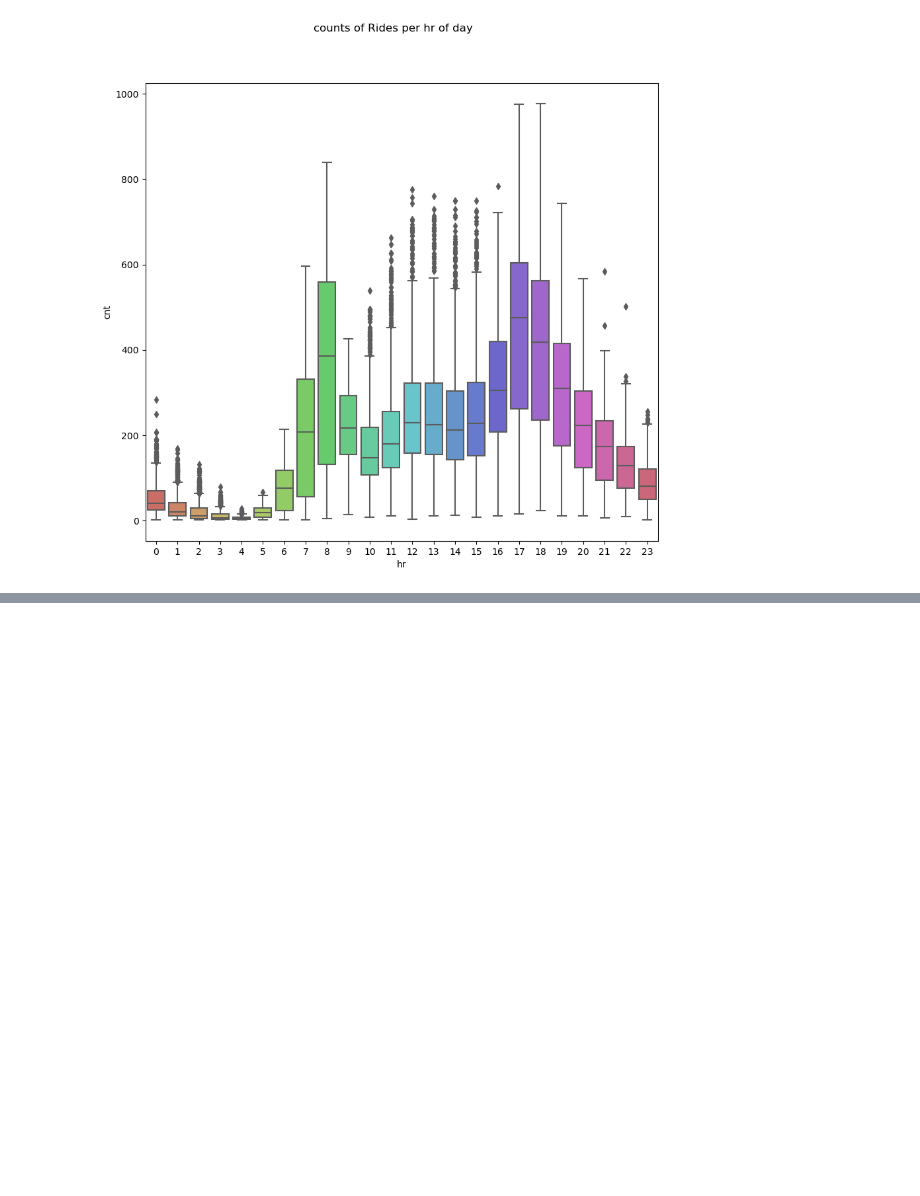
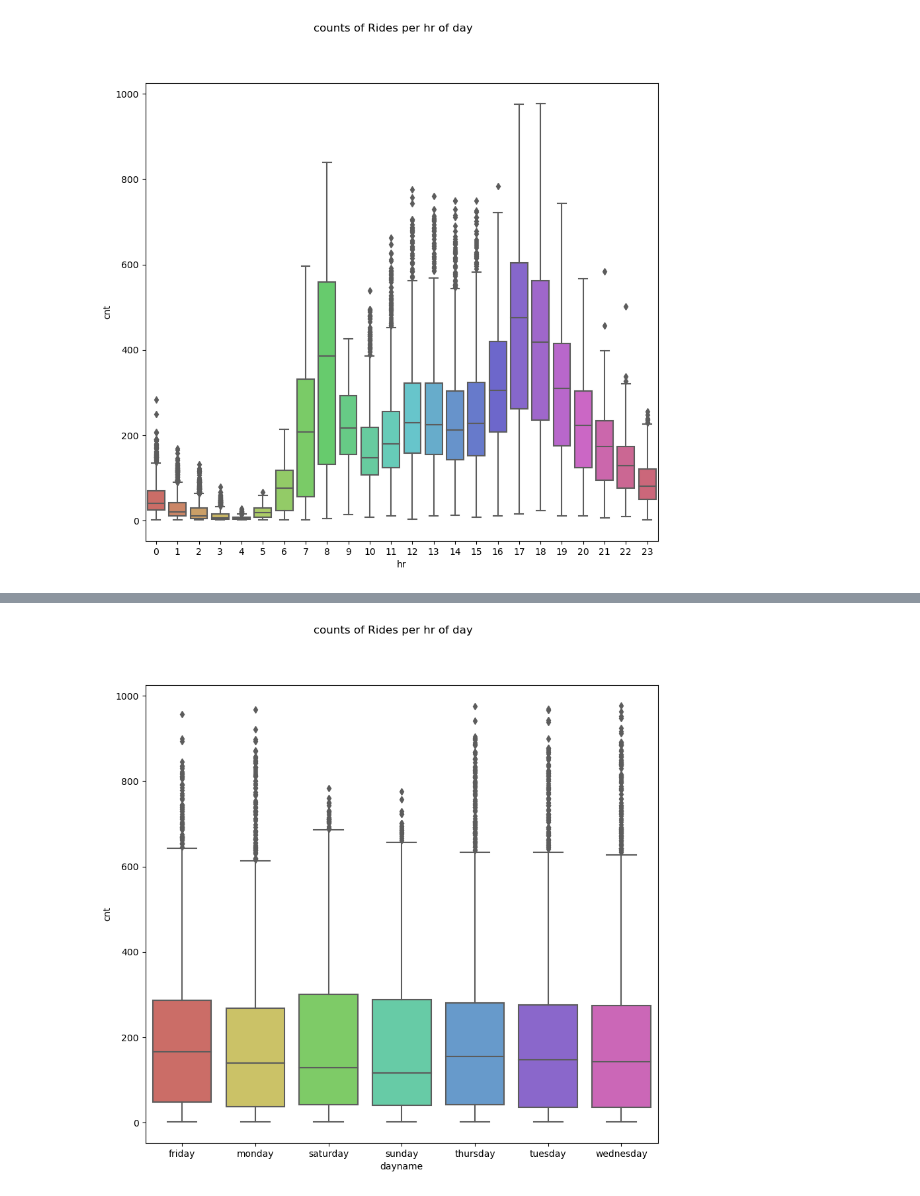
Before and after one commit to cdb8675309/Sprint-1, a Jupyter notebook: P3_S1.ipynb, the cells around one changed output, grey strips where cells are left out. Cells and saved outputs as stored; diff of their text form; code cells hidden in the pictures; blank space fills up the shorter version.

```diff
--- a/P3_S1.ipynb
+++ b/P3_S1.ipynb
@@ -163,0 +292,11 @@ plt.show()
+# %%
+import matplotlib.pyplot as plt
+import seaborn as sns
+
+fig, ax = plt.subplots(figsize=(10,9))
+
+sns.boxplot(data=cabi_hr, x='dayname', y='cnt', palette='hls')
+plt.suptitle('counts of Rides per hr of day')
+plt.show()
+# %% [output]
+[figure, added]
```
Also changed, not shown: parts of 15 cells of this notebook.
